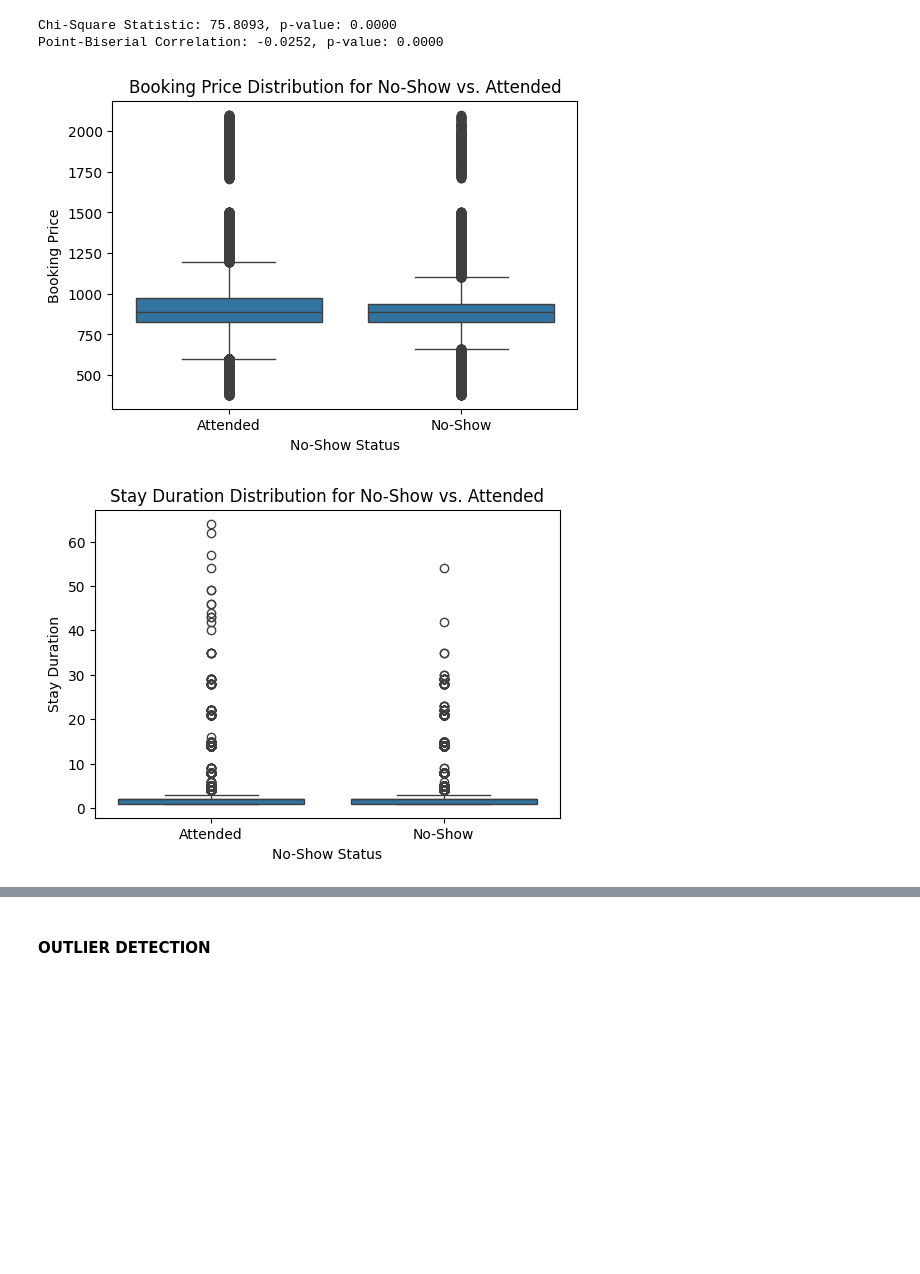
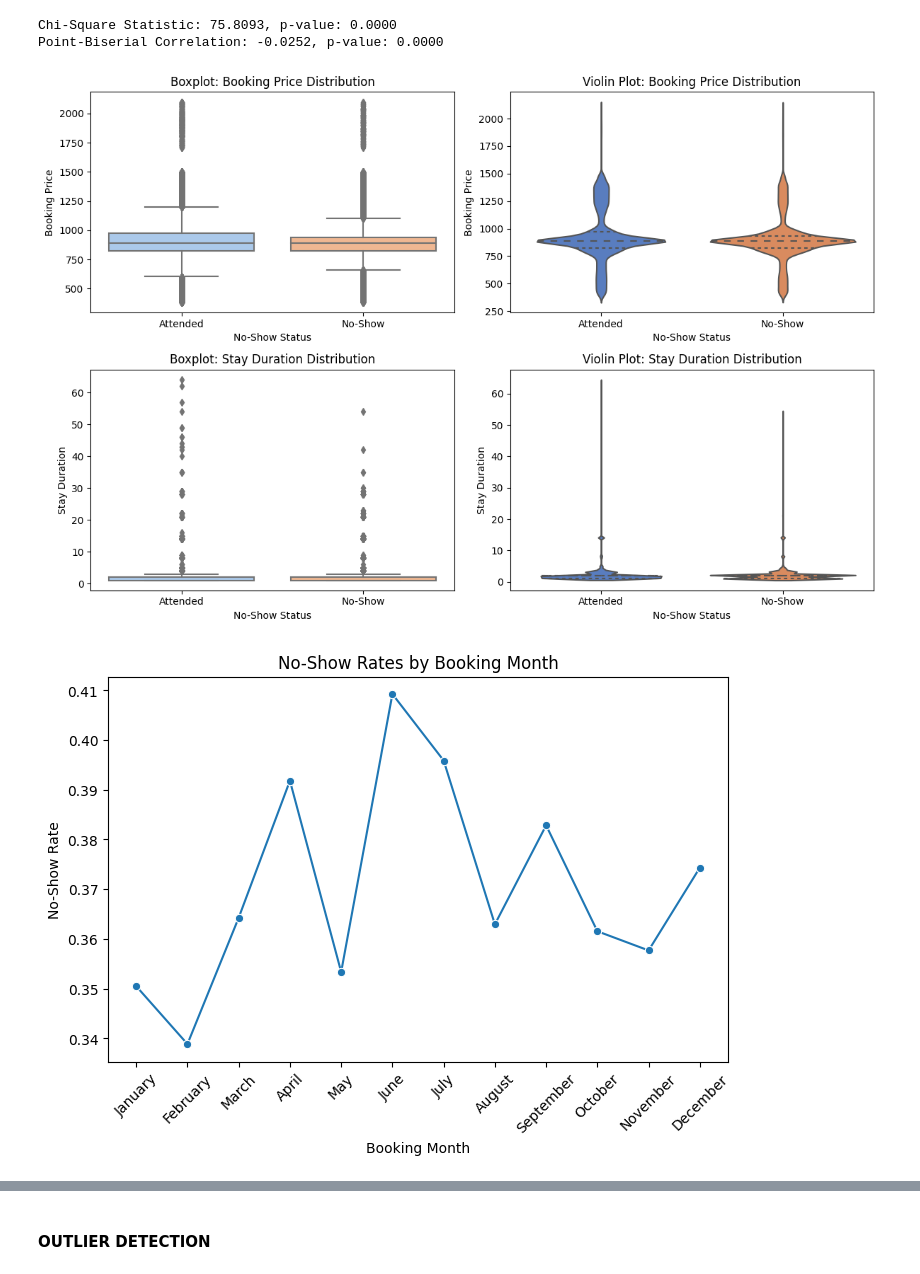
Before and after one commit to e-seet/inf2008ML, a Jupyter notebook: notebook-v2.ipynb, the cells around one changed output, grey strips where cells are left out. Cells and saved outputs as stored; diff of their text form; code cells hidden in the pictures; blank space fills up the shorter version.

```diff
--- a/notebook-v2.ipynb
+++ b/notebook-v2.ipynb
@@ -2048,42 +2045,84 @@ Point-Biserial Correlation: -0.0252, p-value: 0.0000
 # %%
 import calendar
 
-# Boxplot: Price vs. No-Show
-plt.figure(figsize=(6, 4))
-sns.boxplot(x=data['no_show'], y=data['price'])
-plt.xticks([0, 1], ['Attended', 'No-Show'])
-plt.xlabel("No-Show Status")
-plt.ylabel("Booking Price")
-plt.title("Booking Price Distribution for No-Show vs. Attended")
-plt.show()
+# # Boxplot: Price vs. No-Show
+# plt.figure(figsize=(6, 4))
+# sns.boxplot(x=data['no_show'], y=data['price'])
+# plt.xticks([0, 1], ['Attended', 'No-Show'])
+# plt.xlabel("No-Show Status")
+# plt.ylabel("Booking Price")
+# plt.title("Booking Price Distribution for No-Show vs. Attended")
+# plt.show()
 
-# Boxplot: Stay Duration vs. No-Show
-plt.figure(figsize=(6, 4))
-sns.boxplot(x=data['no_show'], y=data['stay_duration'])
-plt.xticks([0, 1], ['Attended', 'No-Show'])
-plt.xlabel("No-Show Status")
-plt.ylabel("Stay Duration")
-plt.title("Stay Duration Distribution for No-Show vs. Attended")
+# # Boxplot: Stay Duration vs. No-Show
+# plt.figure(figsize=(6, 4))
+# sns.boxplot(x=data['no_show'], y=data['stay_duration'])
+# plt.xticks([0, 1], ['Attended', 'No-Show'])
+# plt.xlabel("No-Show Status")
+# plt.ylabel("Stay Duration")
+# plt.title("Stay Duration Distribution for No-Show vs. Attended")
+# plt.show()
+
+import matplotlib.pyplot as plt
+import seaborn as sns
+
+# Set up figure with 2 rows and 2 columns
+fig, axes = plt.subplots(2, 2, figsize=(12, 8))
+
+# 1. Boxplot: Price vs. No-Show
+sns.boxplot(x=data['no_show'], y=data['price'], palette="pastel", ax=axes[0, 0])
+axes[0, 0].set_xticks([0, 1])
+axes[0, 0].set_xticklabels(['Attended', 'No-Show'])
+axes[0, 0].set_xlabel("No-Show Status")
+axes[0, 0].set_ylabel("Booking Price")
+axes[0, 0].set_title("Boxplot: Booking Price Distribution")
+
+# 2. Violin Plot: Price vs. No-Show
+sns.violinplot(x=data['no_show'], y=data['price'], inner="quartile", palette="muted", ax=axes[0, 1])
+axes[0, 1].set_xticks([0, 1])
+axes[0, 1].set_xticklabels(['Attended', 'No-Show'])
+axes[0, 1].set_xlabel("No-Show Status")
+axes[0, 1].set_ylabel("Booking Price")
+axes[0, 1].set_title("Violin Plot: Booking Price Distribution")
+
+# 3. Boxplot: Stay Duration vs. No-Show
+sns.boxplot(x=data['no_show'], y=data['stay_duration'], palette="pastel", ax=axes[1, 0])
+axes[1, 0].set_xticks([0, 1])
+axes[1, 0].set_xticklabels(['Attended', 'No-Show'])
+axes[1, 0].set_xlabel("No-Show Status")
+axes[1, 0].set_ylabel("Stay Duration")
+axes[1, 0].set_title("Boxplot: Stay Duration Distribution")
+
+# 4. Violin Plot: Stay Duration vs. No-Show
+sns.violinplot(x=data['no_show'], y=data['stay_duration'], inner="quartile", palette="muted", ax=axes[1, 1])
+axes[1, 1].set_xticks([0, 1])
+axes[1, 1].set_xticklabels(['Attended', 'No-Show'])
+axes[1, 1].set_xlabel("No-Show Status")
+axes[1, 1].set_ylabel("Stay Duration")
+axes[1, 1].set_title("Violin Plot: Stay Duration Distribution")
+
+# Adjust layout for better spacing
+plt.tight_layout()
 plt.show()
 
 # Line Chart: No-Show Rate by Booking Month
 data['booking_month_name'] = data['booking_month'].apply(lambda x: calendar.month_name[int(x)])
 
 # Group by month name and calculate no-show rate
 monthly_no_show = data.groupby('booking_month_name')['no_show'].mean()
 
 # Ensure months are in the correct order
 month_order = list(calendar.month_name[1:])  # Excludes empty string at index 0
 monthly_no_show = monthly_no_show.reindex(month_order)
 
 # Plot No-Show Rate by Booking Month (with Month Names)
 plt.figure(figsize=(8, 5))
 sns.lineplot(x=monthly_no_show.index, y=monthly_no_show.values, marker='o')
 plt.xlabel("Booking Month")
 plt.ylabel("No-Show Rate")
 plt.title("No-Show Rates by Booking Month")
 plt.xticks(rotation=45)
 plt.show()
 # %% [output]
-[figure, old version]
+[figure, new version]
-[figure, old version]
+[figure, new version]
```
Also changed, not shown: parts of 13 cells of this notebook, 10 other files.
